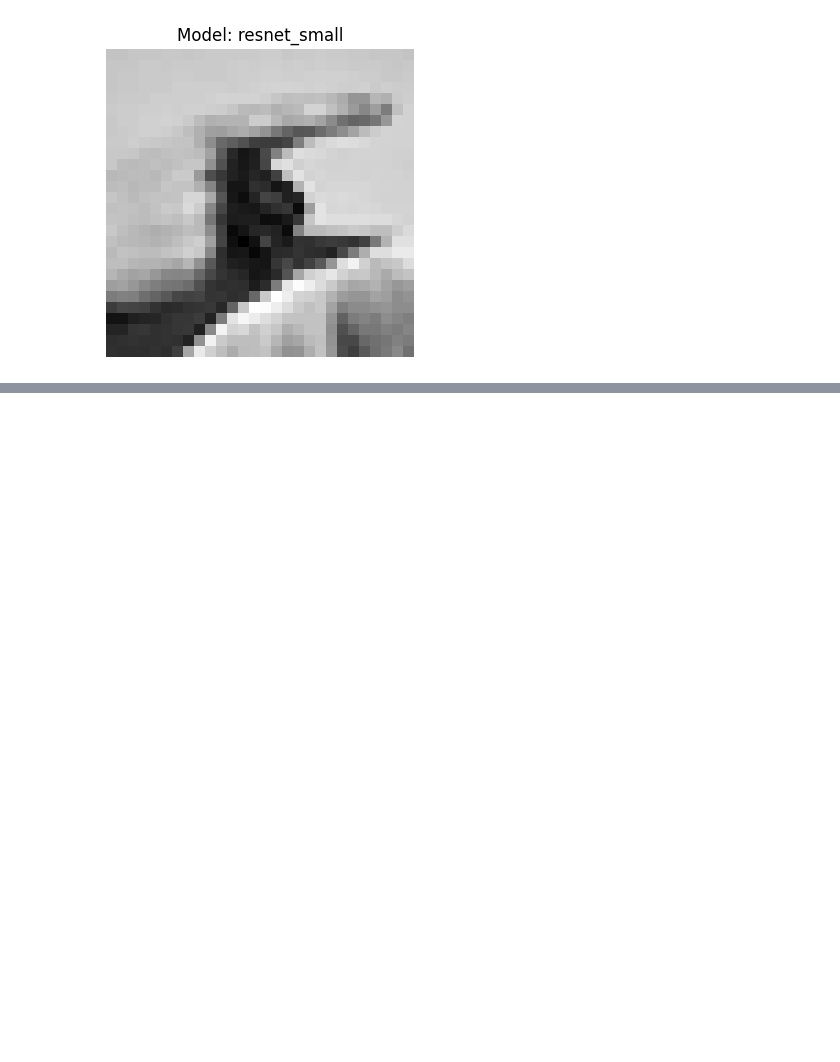
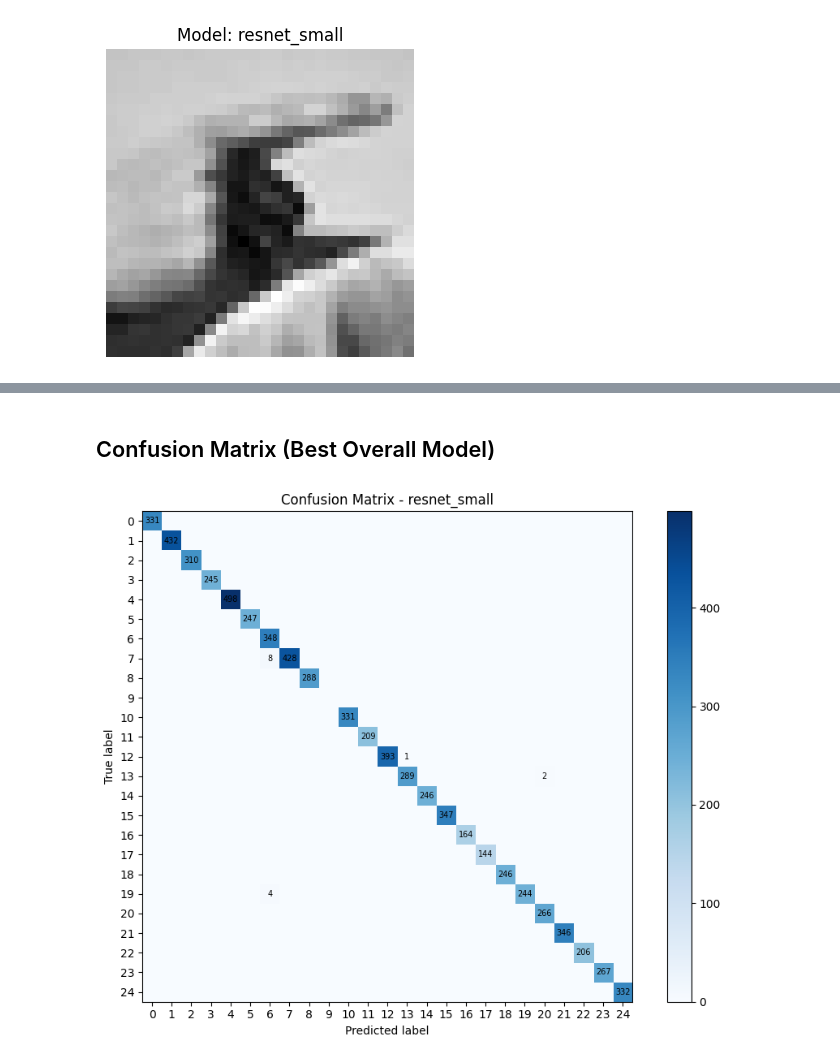
Before and after one commit to ChenxiJiang0828/EECS504-Project-ASL, a Jupyter notebook: Sign_MNIST_CNN.ipynb, the cells around one changed output, grey strips where cells are left out. Drawn from its saved outputs; the diff is of its cells as text; code cells hidden in the pictures; blank space fills up the shorter version.

```diff
--- a/Sign_MNIST_CNN.ipynb
+++ b/Sign_MNIST_CNN.ipynb
@@ -261,0 +398,30 @@ plt.show()
+# %% [markdown]
+## Confusion Matrix (Best Overall Model)
+# %%
+y_pred_prob = model.predict(x_valid, verbose=0)
+y_pred = np.argmax(y_pred_prob, axis=1)
+
+# Use TensorFlow confusion matrix to avoid extra dependencies
+cm = tf.math.confusion_matrix(y_valid, y_pred, num_classes=NO_CLASSES).numpy()
+
+plt.figure(figsize=(9, 7))
+plt.imshow(cm, interpolation='nearest', cmap='Blues')
+plt.title(f'Confusion Matrix - {best_model_name}')
+plt.colorbar()
+plt.xlabel('Predicted label')
+plt.ylabel('True label')
+
+tick_marks = np.arange(NO_CLASSES)
+plt.xticks(tick_marks)
+plt.yticks(tick_marks)
+
+# annotate non-zero entries
+for i in range(cm.shape[0]):
+    for j in range(cm.shape[1]):
+        if cm[i, j] > 0:
+            plt.text(j, i, int(cm[i, j]), ha='center', va='center', fontsize=7)
+
+plt.tight_layout()
+plt.show()
+# %% [output]
+[figure, added]
```
Also changed, not shown: parts of 11 cells of this notebook, 1 other file.
